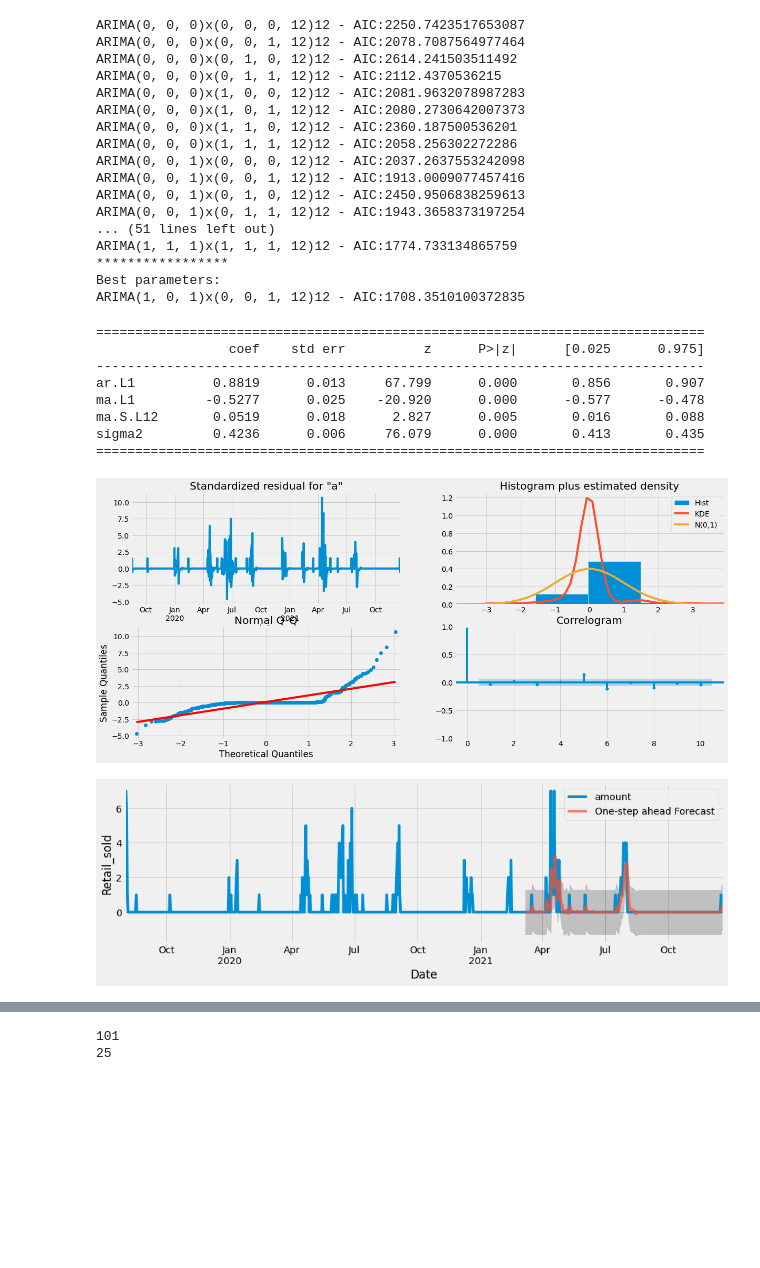
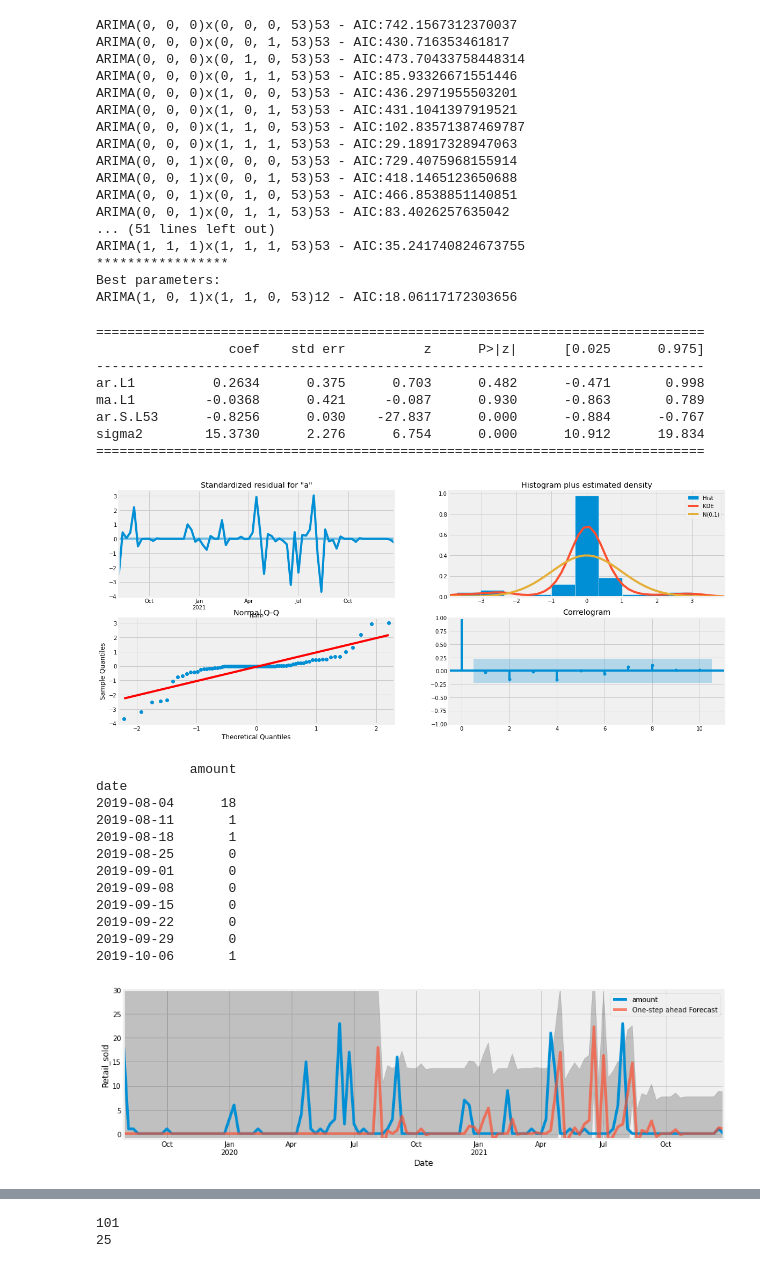
Before and after one commit to vladkyr/ium-21z, a Jupyter notebook: notebooks/arima_testing.ipynb, the cells around one changed output, grey strips where cells are left out. Cells and saved outputs as stored; diff of their text form; code cells hidden in the pictures; blank space fills up the shorter version.

```diff
--- a/notebooks/arima_testing.ipynb
+++ b/notebooks/arima_testing.ipynb
@@ -40,6 +49,3 @@ print(products_per_day)
 # %%
-products_per_day['date']=pd.to_datetime(products_per_day['date'])
-products_per_day['product_id'] = products_per_day['product_id'].astype(str)
 df=products_per_day[products_per_day['product_id']=='1007']
-df=df.groupby(pd.Grouper(key='date', freq="D")).sum() # tutaj moze byc też freq="W", musimy pomyśleć co jest lepsze
-print(df.tail(30))
+df=df.groupby(pd.Grouper(key='date', freq="W")).sum() # tutaj moze byc też freq="W", musimy pomyśleć co jest lepsze
@@ -95,7 +82,7 @@ plt.show()
 # %%
 p = d = q = range(0, 2)
 pdq = list(itertools.product(p, d, q))
-seasonal_pdq = [(x[0], x[1], x[2], 12) for x in list(itertools.product(p, d, q))]
+seasonal_pdq = [(x[0], x[1], x[2], 53) for x in list(itertools.product(p, d, q))]
 # %%
 best_aic=sys.maxsize
 best_param=(1,1,1)
@@ -105,7 +92,7 @@ for param in pdq:
         try:
             mod = sm.tsa.statespace.SARIMAX(df,order=param,seasonal_order=param_seasonal,enforce_stationarity=False,enforce_invertibility=False)
             results = mod.fit()
-            message='ARIMA{}x{}12 - AIC:{}'.format(param,param_seasonal,results.aic)
+            message='ARIMA{}x{}53 - AIC:{}'.format(param,param_seasonal,results.aic)
             print(message)
             if results.aic<best_aic:
                 best_param=param
@@ -117,28 +104,27 @@ print("*****************")
 print("Best parameters:")
 print('ARIMA{}x{}12 - AIC:{}'.format(best_param,best_param_seasonal,best_aic))
 # %% [output]
-ARIMA(0, 0, 0)x(0, 0, 0, 12)12 - AIC:2250.7423517653087
-ARIMA(0, 0, 0)x(0, 0, 1, 12)12 - AIC:2078.7087564977464
-ARIMA(0, 0, 0)x(0, 1, 0, 12)12 - AIC:2614.241503511492
-ARIMA(0, 0, 0)x(0, 1, 1, 12)12 - AIC:2112.4370536215
-ARIMA(0, 0, 0)x(1, 0, 0, 12)12 - AIC:2081.9632078987283
-ARIMA(0, 0, 0)x(1, 0, 1, 12)12 - AIC:2080.2730642007373
-ARIMA(0, 0, 0)x(1, 1, 0, 12)12 - AIC:2360.187500536201
-ARIMA(0, 0, 0)x(1, 1, 1, 12)12 - AIC:2058.256302272286
-ARIMA(0, 0, 1)x(0, 0, 0, 12)12 - AIC:2037.2637553242098
-ARIMA(0, 0, 1)x(0, 0, 1, 12)12 - AIC:1913.0009077457416
-ARIMA(0, 0, 1)x(0, 1, 0, 12)12 - AIC:2450.9506838259613
-ARIMA(0, 0, 1)x(0, 1, 1, 12)12 - AIC:1943.3658373197254
+ARIMA(0, 0, 0)x(0, 0, 0, 53)53 - AIC:742.1567312370037
+ARIMA(0, 0, 0)x(0, 0, 1, 53)53 - AIC:430.716353461817
+ARIMA(0, 0, 0)x(0, 1, 0, 53)53 - AIC:473.70433758448314
+ARIMA(0, 0, 0)x(0, 1, 1, 53)53 - AIC:85.93326671551446
+ARIMA(0, 0, 0)x(1, 0, 0, 53)53 - AIC:436.2971955503201
+ARIMA(0, 0, 0)x(1, 0, 1, 53)53 - AIC:431.1041397919521
+ARIMA(0, 0, 0)x(1, 1, 0, 53)53 - AIC:102.83571387469787
+ARIMA(0, 0, 0)x(1, 1, 1, 53)53 - AIC:29.18917328947063
+ARIMA(0, 0, 1)x(0, 0, 0, 53)53 - AIC:729.4075968155914
+ARIMA(0, 0, 1)x(0, 0, 1, 53)53 - AIC:418.1465123650688
+ARIMA(0, 0, 1)x(0, 1, 0, 53)53 - AIC:466.8538851140851
+ARIMA(0, 0, 1)x(0, 1, 1, 53)53 - AIC:83.4026257635042
 ... (51 lines left out)
-ARIMA(1, 1, 1)x(1, 1, 1, 12)12 - AIC:1774.733134865759
+ARIMA(1, 1, 1)x(1, 1, 1, 53)53 - AIC:35.241740824673755
 *****************
 Best parameters:
-ARIMA(1, 0, 1)x(0, 0, 1, 12)12 - AIC:1708.3510100372835
+ARIMA(1, 0, 1)x(1, 1, 0, 53)12 - AIC:18.06117172303656
 # %%
 mod = sm.tsa.statespace.SARIMAX(df,
                                 order=best_param,
                                 seasonal_order=best_param_seasonal,
-                                enforce_stationarity=False,
                                 enforce_invertibility=False)
 results = mod.fit()
 print(results.summary().tables[1])
@@ -146,27 +132,42 @@ print(results.summary().tables[1])
 ==============================================================================
                  coef    std err          z      P>|z|      [0.025      0.975]
 ------------------------------------------------------------------------------
-ar.L1          0.8819      0.013     67.799      0.000       0.856       0.907
-ma.L1         -0.5277      0.025    -20.920      0.000      -0.577      -0.478
-ma.S.L12       0.0519      0.018      2.827      0.005       0.016       0.088
-sigma2         0.4236      0.006     76.079      0.000       0.413       0.435
+ar.L1          0.2634      0.375      0.703      0.482      -0.471       0.998
+ma.L1         -0.0368      0.421     -0.087      0.930      -0.863       0.789
+ar.S.L53      -0.8256      0.030    -27.837      0.000      -0.884      -0.767
+sigma2        15.3730      2.276      6.754      0.000      10.912      19.834
 ==============================================================================
 # %%
 results.plot_diagnostics(figsize=(18, 8))
 plt.show()
 # %% [output]
-[figure, old version]
+[figure, new version]
 # %%
-pred = results.get_prediction(start=pd.to_datetime('2021-03-07'), dynamic=False)
+print(df.head(10))
+
+pred = results.get_prediction(start=pd.to_datetime('2019-08-04'), dynamic=False)
 pred_ci = pred.conf_int()
 ax = df['2015':].plot(label='observed')
 pred.predicted_mean.plot(ax=ax, label='One-step ahead Forecast', alpha=.7, figsize=(14, 4))
 ax.fill_between(pred_ci.index,
                 pred_ci.iloc[:, 0],
                 pred_ci.iloc[:, 1], color='k', alpha=.2)
 ax.set_xlabel('Date')
 ax.set_ylabel('Retail_sold')
+plt.ylim([-1,30])
 plt.legend()
 plt.show()
 # %% [output]
+            amount
+date
+2019-08-04      18
+2019-08-11       1
+2019-08-18       1
+2019-08-25       0
+2019-09-01       0
+2019-09-08       0
+2019-09-15       0
+2019-09-22       0
+2019-09-29       0
+2019-10-06       1
-[figure, old version]
+[figure, new version]
```
Also changed, not shown: parts of 9 cells of this notebook.
